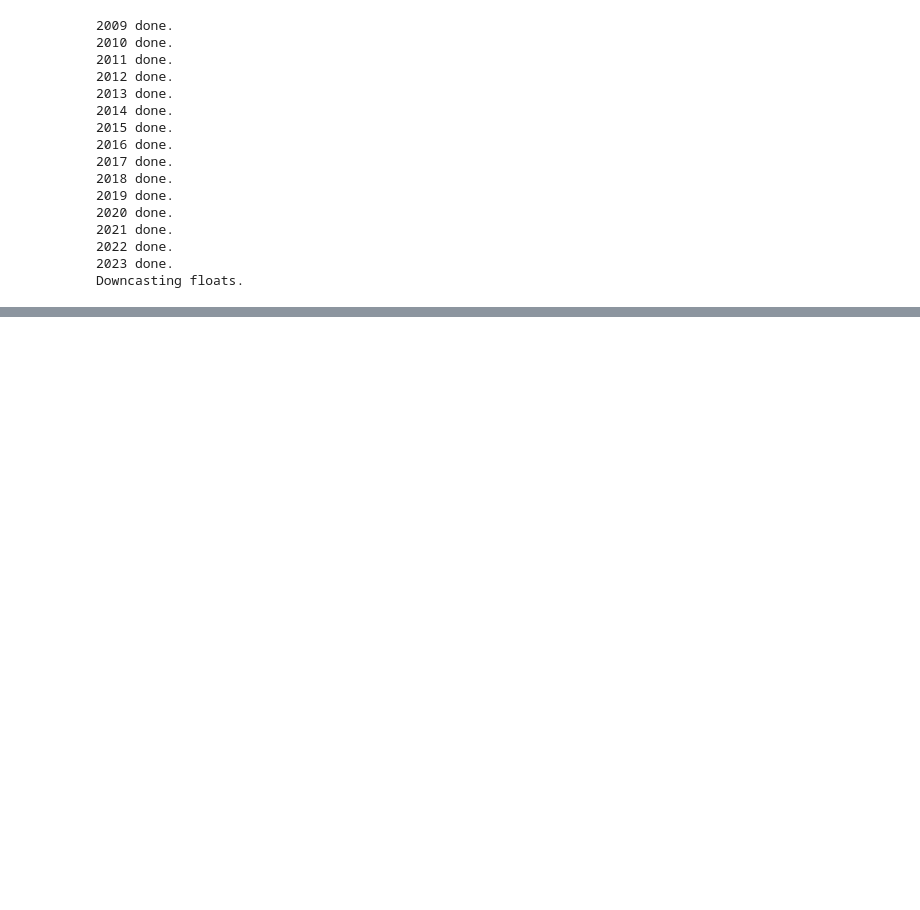
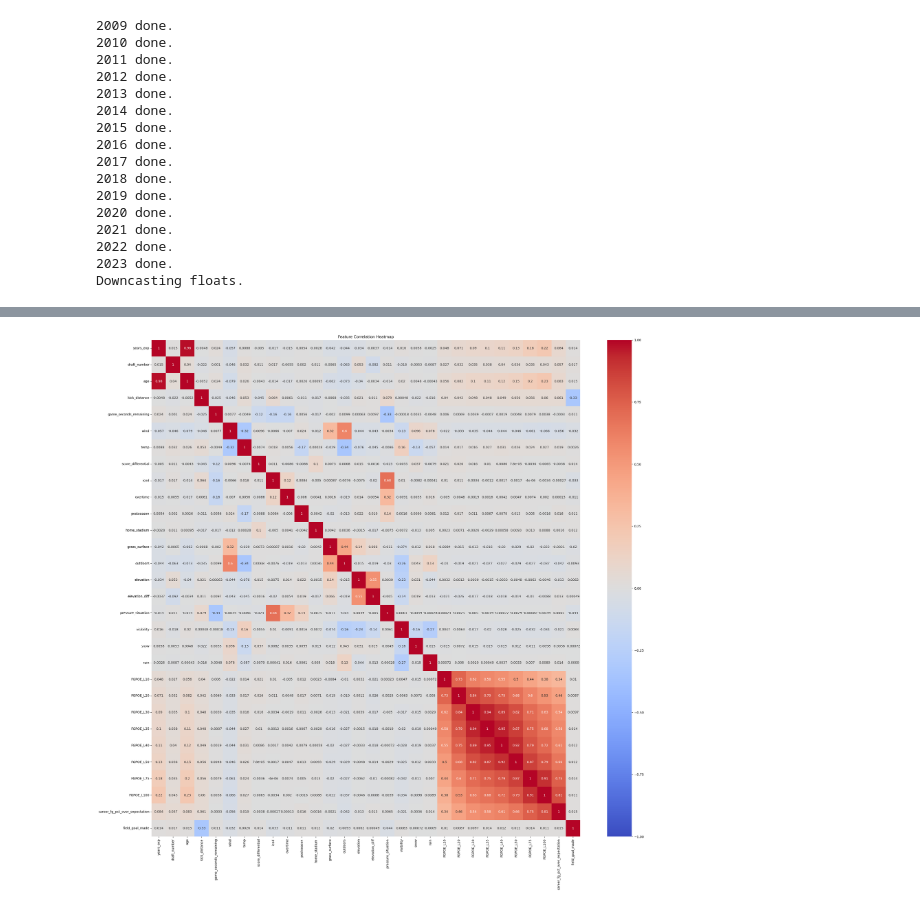
Before and after one commit to lneuendorf/fourth_down_app, a Jupyter notebook: notebooks/fg_proba.ipynb, the cells around one changed output, grey strips where cells are left out. Saved outputs shown, nothing was run; the diff lists cells and outputs as text; code cells hidden in the pictures; blank space fills up the shorter version.

```diff
--- a/notebooks/fg_proba.ipynb
+++ b/notebooks/fg_proba.ipynb
@@ -1181,0 +278,2 @@ df_fg.head()
+# %%
+df_weather.replace({np.NaN: None}, inplace=True)
@@ -1181,0 +788,23 @@ df_fg.head()
+# %%
+cols = [
+    'years_exp', 'draft_number', 'age',
+    'kick_distance', 'game_seconds_remaining', 'wind', 'temp',
+    'score_differential', 'iced', 'overtime', 'postseason', 'home_stadium',
+    'grass_surface', 'outdoors', 'elevation',
+    'elevation_diff', 'pressure_situation', 'visibility',
+    'snow', 'rain', 'FGPOE_L10',
+    'FGPOE_L20', 'FGPOE_L30', 'FGPOE_L35', 'FGPOE_L40', 'FGPOE_L50',
+    'FGPOE_L75', 'FGPOE_L100', 'career_fg_pct_over_expectation', 'field_goal_made'
+]
+
+correlation_matrix = df_fg[cols].corr()
+# Round the correlation matrix to 2 decimal places
+correlation_matrix = correlation_matrix.round(6)
+
+# Plot the heatmap
+plt.figure(figsize=(30, 28))
+sns.heatmap(correlation_matrix, annot=True, cmap='coolwarm', vmin=-1, vmax=1)
+plt.title('Feature Correlation Heatmap')
+plt.show()
+# %% [output]
+[figure, added]
```
Also changed, not shown: parts of 59 cells of this notebook, 8 other files.
